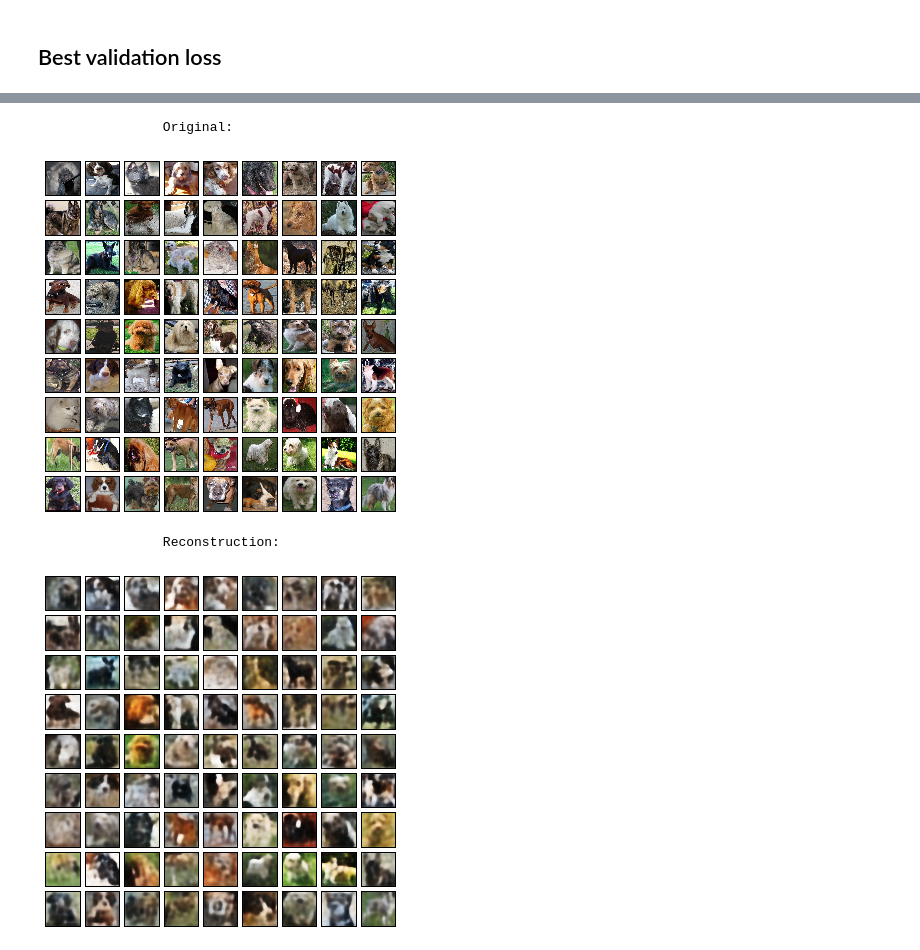
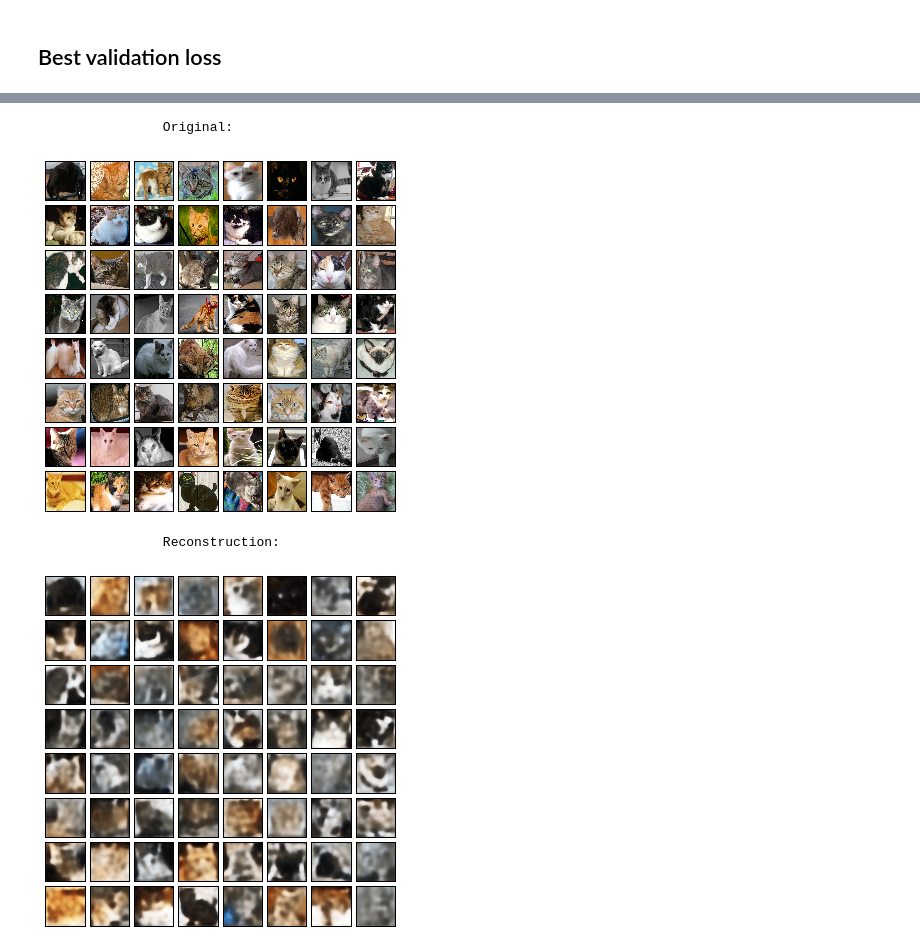
Before and after one commit to cpfpengfei/dogGenerator, a Jupyter notebook: kerasCat.ipynb, the cells around one changed output, grey strips where cells are left out. Drawn from its saved outputs; the diff is of its cells as text; code cells hidden in the pictures.

```diff
--- a/kerasCat.ipynb
+++ b/kerasCat.ipynb
@@ -21,8 +21,8 @@ Load the data, create a training/validation split. Save the split to a file to h
 trainFresh = False
 
 if ( trainFresh ):
-    #catFiles = np.array( glob('./cats/*.jpg') )
-    catFiles = np.array( glob('/home/baxter/Desktop/MLbook/DogClassifier/trainCrop/*.jpg') )
+    catFiles = np.array( glob('./catCroped/*.jpg') )
+    #catFiles = np.array( glob('/home/baxter/Desktop/MLbook/DogClassifier/trainCrop/*.jpg') )
 
     valFrac = 0.1
     n = len(catFiles)
@@ -151,10 +141,10 @@ _________________________________________________________________
 ## Train the model
 # %%
 if ( not trainFresh ):
-    VAE.load_weights( "weights/dogGen.hdf5" )
+    VAE.load_weights( "weights/catGen.hdf5" )
 
 earlyStopper = EarlyStopping( patience = 50, verbose = 1 )
-checkPointer = ModelCheckpoint( filepath = "weights/dogGen.hdf5", save_best_only = True, verbose = 1 )
+checkPointer = ModelCheckpoint( filepath = "weights/catGen.hdf5", save_best_only = True, verbose = 1 )
 rateReduce   = ReduceLROnPlateau( monitor = 'val_loss', factor = 0.5, patience = 20, cooldown = 5 )
 
 losses = VAE.fit_generator( genBatch( train, batchSize, imgSize, True ),
@@ -218,5 +208,5 @@ VAE.save_weights( "weights/dogGen-last.hdf5" )
 # %% [markdown]
 ## Best validation loss
 # %%
-VAE.load_weights( "weights/dogGen.hdf5" )
+VAE.load_weights( "weights/catGen.hdf5" )
 # %%
@@ -231,15 +221,15 @@ plotGrid( cats, "", (5, 5) )
 # %%
-catSample, _ = next( genBatch( val, 81, imgSize, False ) )
+catSample, _ = next( genBatch( val, 64, imgSize, False ) )
 
 recon = VAE.predict( catSample )
 
 print( "\n\t\tOriginal:" )
 plotGrid( catSample, "", size = (5, 5) )
 
 print( "\n\t\tReconstruction:" )
 plotGrid( recon, "", size = (5, 5) )
 # %% [output]
                 Original:
-[figure, old version]
+[figure, new version]
                 Reconstruction:
-[figure, old version]
+[figure, new version]
```
Also changed, not shown: parts of 7 cells of this notebook, 6 other files.
